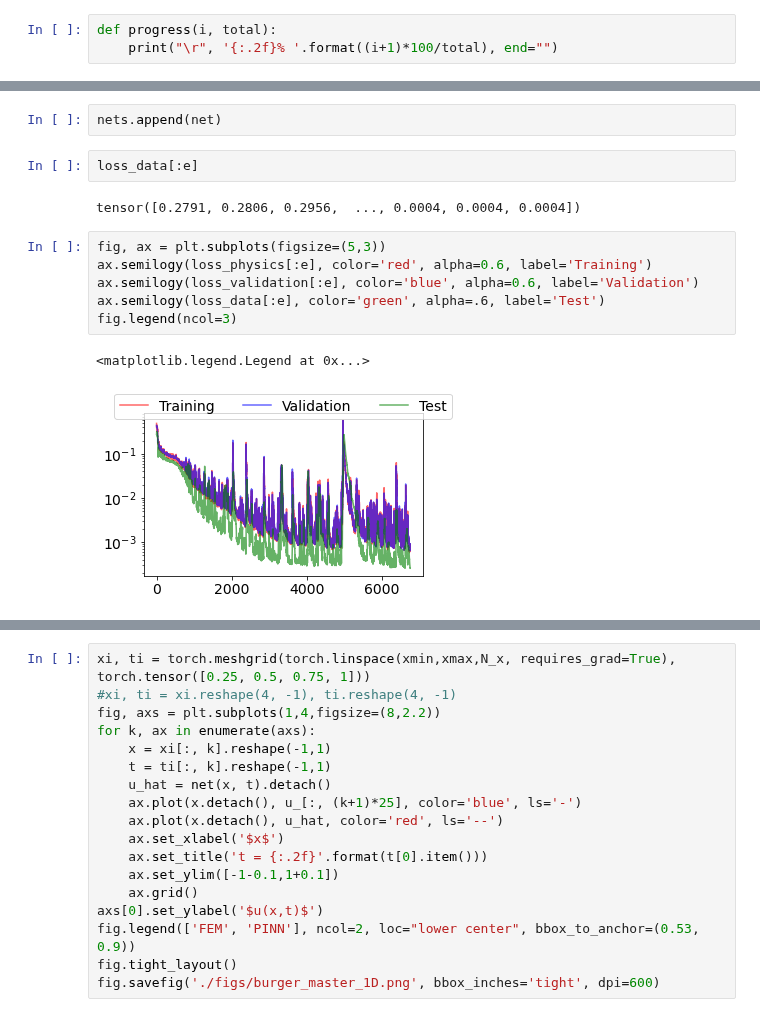
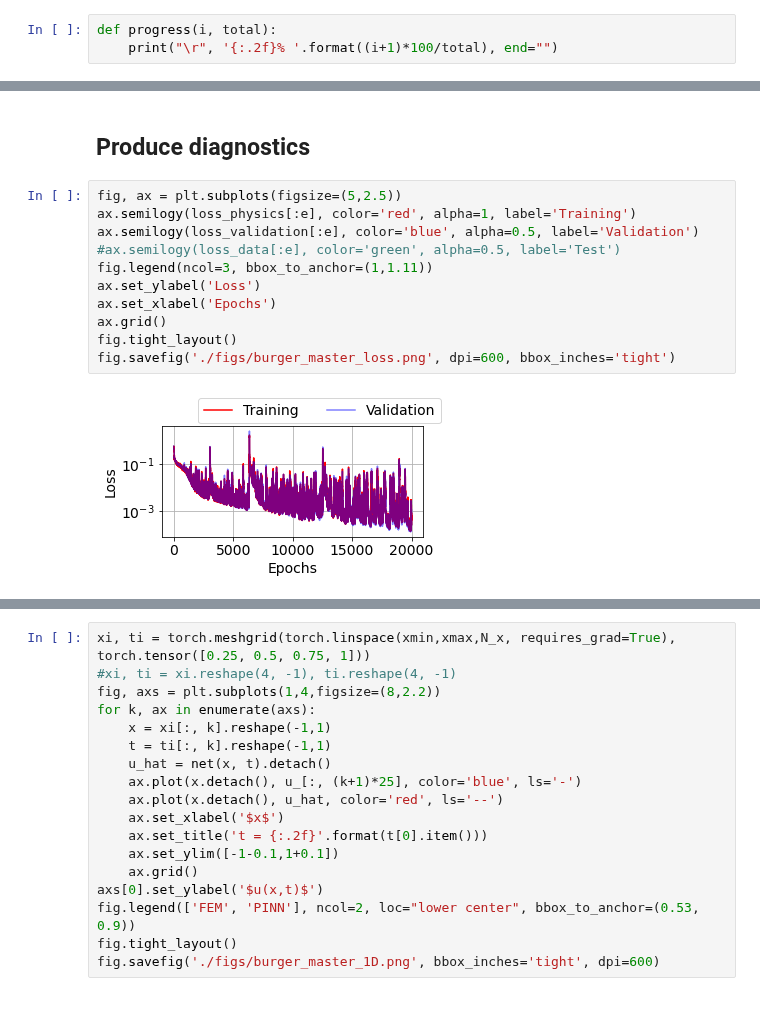
Before and after one commit to runehoejlund/deep-learning-pinn, a Jupyter notebook: PINN-Burgers-master.ipynb, the cells around one changed output, grey strips where cells are left out. Saved outputs shown, nothing was run; the diff lists cells and outputs as text.

```diff
--- a/PINN-Burgers-master.ipynb
+++ b/PINN-Burgers-master.ipynb
@@ -307,15 +283,15 @@ Epoch: 6500. data loss: 0.000. physics loss: 0.001. validation loss: 0.001. Time
-# %%
-nets.append(net)
-# %%
-loss_data[:e]
-# %% [output]
-tensor([0.2791, 0.2806, 0.2956,  ..., 0.0004, 0.0004, 0.0004])
-# %%
-fig, ax = plt.subplots(figsize=(5,3))
-ax.semilogy(loss_physics[:e], color='red', alpha=0.6, label='Training')
-ax.semilogy(loss_validation[:e], color='blue', alpha=0.6, label='Validation')
-ax.semilogy(loss_data[:e], color='green', alpha=.6, label='Test')
-fig.legend(ncol=3)
-# %% [output]
-<matplotlib.legend.Legend at 0x...>
-[figure, removed]
+# %% [markdown]
+## Produce diagnostics
+# %%
+fig, ax = plt.subplots(figsize=(5,2.5))
+ax.semilogy(loss_physics[:e], color='red', alpha=1, label='Training')
+ax.semilogy(loss_validation[:e], color='blue', alpha=0.5, label='Validation')
+#ax.semilogy(loss_data[:e], color='green', alpha=0.5, label='Test')
+fig.legend(ncol=3, bbox_to_anchor=(1,1.11))
+ax.set_ylabel('Loss')
+ax.set_xlabel('Epochs')
+ax.grid()
+fig.tight_layout()
+fig.savefig('./figs/burger_master_loss.png', dpi=600, bbox_inches='tight')
+# %% [output]
+[figure, added]
```
Also changed, not shown: parts of 11 cells of this notebook, 6 other files.
